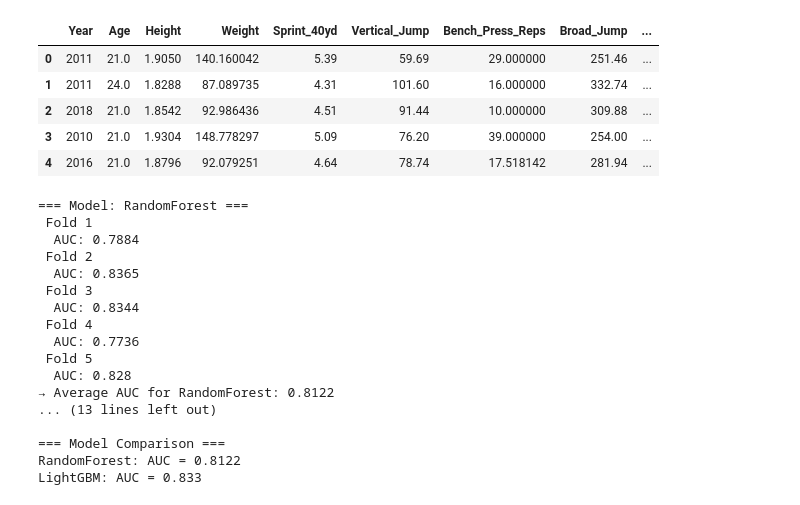
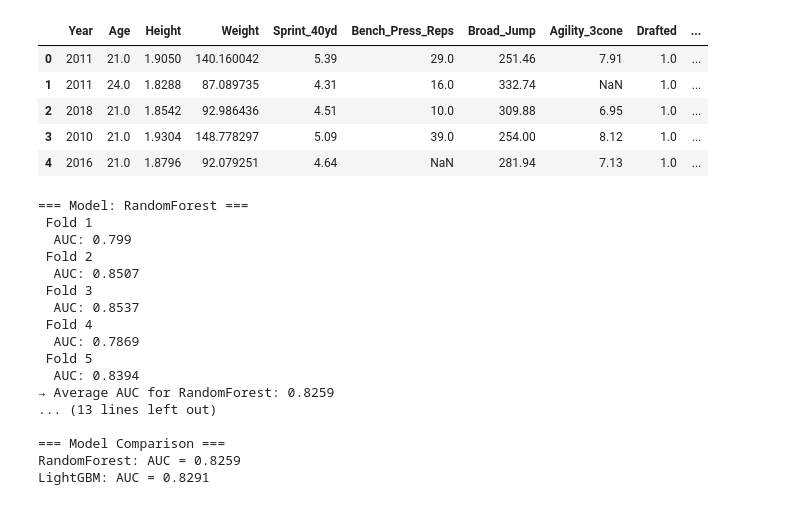
Before and after one commit to zaku2590/classGCI, a Jupyter notebook: comp2.ipynb, the cells around one changed output. Saved outputs shown, nothing was run; the diff lists cells and outputs as text; code cells hidden in the pictures.

```diff
--- a/comp2.ipynb
+++ b/comp2.ipynb
@@ -50,12 +52,19 @@ cols_to_fill = ['Age', 'Sprint_40yd', 'Vertical_Jump', 'Bench_Press_Reps',
 #     train[col] = train[col].fillna(train["Position_Type"].map(group_mean))
 #     test[col] = test[col].fillna(test["Position_Type"].map(group_mean))
 
-# 補完器の定義（近傍5つで補完）
-knn_imputer = KNNImputer(n_neighbors=5)
+# # 補完器の定義（LightGBM等も指定できるが、デフォルトは線形回帰）
+# iter_imputer = IterativeImputer(random_state=42)
 
-# 補完対象の列だけ抽出して補完
-train[cols_to_fill] = knn_imputer.fit_transform(train[cols_to_fill])
-test[cols_to_fill] = knn_imputer.transform(test[cols_to_fill])
+# # 補完
+# train[cols_to_fill] = iter_imputer.fit_transform(train[cols_to_fill])
+# test[cols_to_fill] = iter_imputer.transform(test[cols_to_fill])
+
+# # 補完器の定義（近傍5つで補完）
+# knn_imputer = KNNImputer(n_neighbors=5)
+
+# # 補完対象の列だけ抽出して補完
+# train[cols_to_fill] = knn_imputer.fit_transform(train[cols_to_fill])
+# test[cols_to_fill] = knn_imputer.transform(test[cols_to_fill])
 
 
 # カテゴリデータをラベルエンコーディング
@@ -78,29 +87,31 @@ for col in target_cols:
 # %%
 for df in [train, test]:
     df['BMI'] = df['Weight'] / (df['Height'] ** 2)
 
-# train = train.drop(columns=["Weight", "Height"])
-# test = test.drop(columns=["Weight","Height"])
+train["Power_Index"] = train["Vertical_Jump"] * train["Weight"]
+test["Power_Index"] = test["Vertical_Jump"] * test["Weight"]
 
-# train["Jump_per_kg"] = train["Vertical_Jump"] / train["Weight"]
-# test["Jump_per_kg"] = test["Vertical_Jump"] / test["Weight"]
+train["Speed_to_Jump"] = train["Sprint_40yd"] / train["Vertical_Jump"]
+test["Speed_to_Jump"] = test["Sprint_40yd"] / test["Vertical_Jump"]
 
-# # 2. Strength_per_kg = Bench_Press_Reps / Weight
-# train["Strength_per_kg"] = train["Bench_Press_Reps"] / train["Weight"]
-# test["Strength_per_kg"] = test["Bench_Press_Reps"] / test["Weight"]
+train["Jump_per_kg"] = train["Vertical_Jump"] / train["Weight"]
+test["Jump_per_kg"] = test["Vertical_Jump"] / test["Weight"]
 
-# # 3. Agility_Diff = Shuttle - Agility_3cone
-# train["Agility_Diff"] = train["Shuttle"] - train["Agility_3cone"]
-# test["Agility_Diff"] = test["Shuttle"] - test["Agility_3cone"]
+train["Strength_per_kg"] = train["Bench_Press_Reps"] / train["Weight"]
+test["Strength_per_kg"] = test["Bench_Press_Reps"] / test["Weight"]
+
+# Position_Type_TE,Player_Type_TEの二つを消したmaxから
+train = train.drop(columns=["Vertical_Jump", "Shuttle", "Position_Type_TE", "Player_Type_TE"])
+test = test.drop(columns=["Vertical_Jump", "Shuttle", "Position_Type_TE", "Player_Type_TE"])
 
 train.head()
 # %% [output]
-|  | Year | Age | Height | Weight | Sprint_40yd | Vertical_Jump | Bench_Press_Reps | Broad_Jump | ... |
-| 0 | 2011 | 21.0 | 1.9050 | 140.160042 | 5.39 | 59.69 | 29.000000 | 251.46 | ... |
-| 1 | 2011 | 24.0 | 1.8288 | 87.089735 | 4.31 | 101.60 | 16.000000 | 332.74 | ... |
-| 2 | 2018 | 21.0 | 1.8542 | 92.986436 | 4.51 | 91.44 | 10.000000 | 309.88 | ... |
-| 3 | 2010 | 21.0 | 1.9304 | 148.778297 | 5.09 | 76.20 | 39.000000 | 254.00 | ... |
-| 4 | 2016 | 21.0 | 1.8796 | 92.079251 | 4.64 | 78.74 | 17.518142 | 281.94 | ... |
+|  | Year | Age | Height | Weight | Sprint_40yd | Bench_Press_Reps | Broad_Jump | Agility_3cone | Drafted | ... |
+| 0 | 2011 | 21.0 | 1.9050 | 140.160042 | 5.39 | 29.0 | 251.46 | 7.91 | 1.0 | ... |
+| 1 | 2011 | 24.0 | 1.8288 | 87.089735 | 4.31 | 16.0 | 332.74 | NaN | 1.0 | ... |
+| 2 | 2018 | 21.0 | 1.8542 | 92.986436 | 4.51 | 10.0 | 309.88 | 6.95 | 1.0 | ... |
+| 3 | 2010 | 21.0 | 1.9304 | 148.778297 | 5.09 | 39.0 | 254.00 | 8.12 | 1.0 | ... |
+| 4 | 2016 | 21.0 | 1.8796 | 92.079251 | 4.64 | NaN | 281.94 | 7.13 | 1.0 | ... |
 # %%
 # 特徴量と目的変数に分ける
 X = train.drop(columns=["Drafted"])
@@ -172,18 +183,18 @@ for name, auc in model_auc_dict.items():
 # %% [output]
 === Model: RandomForest ===
  Fold 1
-  AUC: 0.7884
+  AUC: 0.799
  Fold 2
-  AUC: 0.8365
+  AUC: 0.8507
  Fold 3
-  AUC: 0.8344
+  AUC: 0.8537
  Fold 4
-  AUC: 0.7736
+  AUC: 0.7869
  Fold 5
-  AUC: 0.828
-→ Average AUC for RandomForest: 0.8122
+  AUC: 0.8394
+→ Average AUC for RandomForest: 0.8259
 ... (13 lines left out)
 
 === Model Comparison ===
-RandomForest: AUC = 0.8122
-LightGBM: AUC = 0.833
+RandomForest: AUC = 0.8259
+LightGBM: AUC = 0.8291
```
Also changed, not shown: parts of 2 cells of this notebook.
